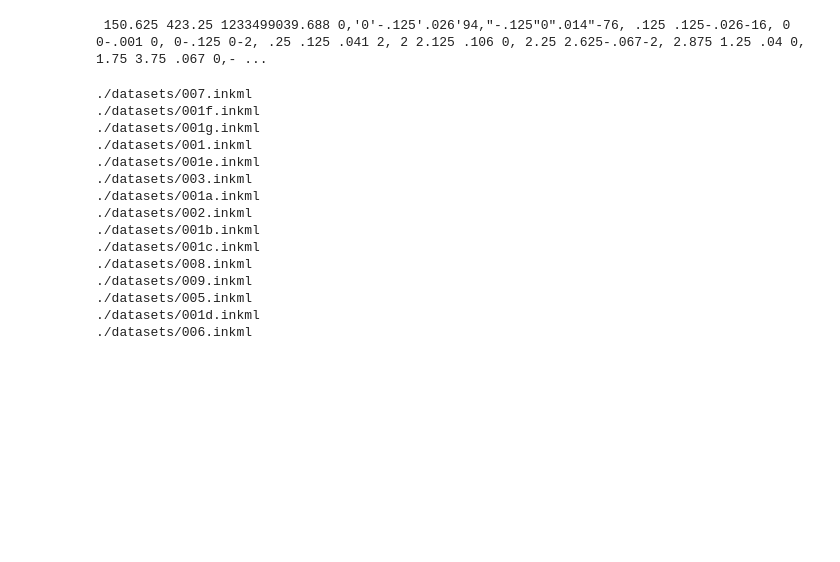
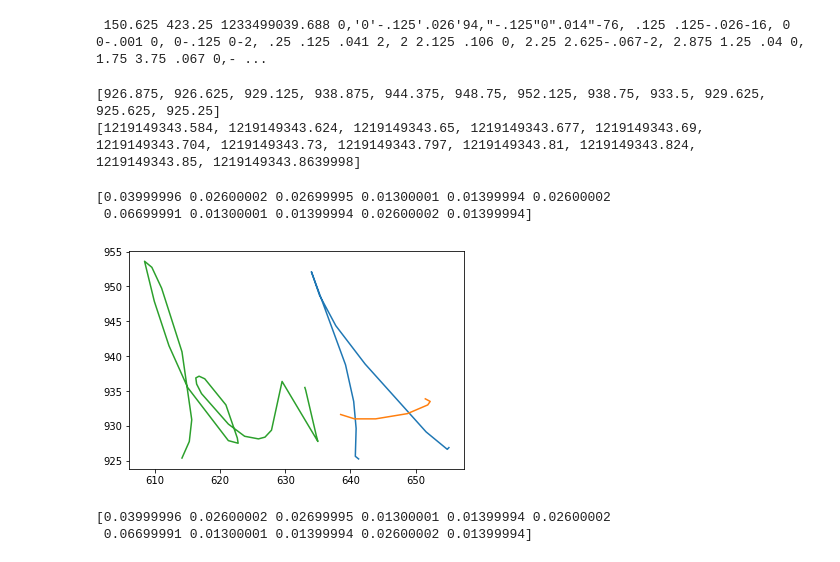
Before and after one commit to CustardTart32/digital-pen-backend, a Jupyter notebook: xml_parser/read_xml.ipynb, the cells around one changed output. Cells and saved outputs as stored; diff of their text form; code cells hidden in the pictures; blank space fills up the shorter version.

Commit message:
Added func to create evenly spaced time series

```diff
--- a/xml_parser/read_xml.ipynb
+++ b/xml_parser/read_xml.ipynb
@@ -60,3 +63,19 @@ def get_digital_ink(path):
         digital_ink_dict[trace.attrib['{http://www.w3.org/XML/1998/namespace}id']] = trace.text
 
     return digital_ink_dict
+# %%
+def add_value(series, v):
+    series.append(series[len(series) - 1] + v)
+
+def add_initial_point(data, x, y, t, p):
+    starting_data = data.split(" ")
+
+    start_x = float(starting_data[0])
+    start_y = float(starting_data[1])
+    start_t = float(starting_data[2])
+    start_p = float(starting_data[3])
+
+    x.append(start_x)
+    y.append(start_y)
+    t.append(start_t)
+    p.append(start_p)
@@ -73,5 +171,5 @@ print(ref_arr)
 # %%
-ref_dict = get_digital_ink("./datasets/001e.inkml")
+ref_dict = get_digital_ink("./datasets/001.inkml")
 # %%
 print(ref_dict['t0'])
 # %% [output]
@@ -78,0 +181,11 @@ print(ref_dict['t0'])
+# %%
+print(y)
+print(t)
+# %% [output]
+[926.875, 926.625, 929.125, 938.875, 944.375, 948.75, 952.125, 938.75, 933.5, 929.625, 925.625, 925.25]
+[1219149343.584, 1219149343.624, 1219149343.65, 1219149343.677, 1219149343.69, 1219149343.704, 1219149343.73, 1219149343.797, 1219149343.81, 1219149343.824, 1219149343.85, 1219149343.8639998]
+# %%
+print(np.diff(t))
+# %% [output]
+[0.03999996 0.02600002 0.02699995 0.01300001 0.01399994 0.02600002
+ 0.06699991 0.01300001 0.01399994 0.02600002 0.01399994]
@@ -78,0 +196,25 @@ print(ref_dict['t0'])
+# %%
+x,y,t,p = construct_time_series(ref_dict['t0'].strip())
+t_filled = get_time_gaps(t)
+x_filled = np.interp(t_filled, t, x)
+y_filled = np.interp(t_filled, t, y)
+plt.plot(x_filled,y_filled)
+x,y,t,p = construct_time_series(ref_dict['t1'].strip())
+t_filled = get_time_gaps(t)
+x_filled = np.interp(t_filled, t, x)
+y_filled = np.interp(t_filled, t, y)
+plt.plot(x_filled,y_filled)
+x,y,t,p = construct_time_series(ref_dict['t2'].strip())
+t_filled = get_time_gaps(t)
+x_filled = np.interp(t_filled, t, x)
+y_filled = np.interp(t_filled, t, y)
+plt.plot(x_filled,y_filled)
+plt.show()
+# %% [output]
+[figure, added]
+# %%
+x,y,t,p = construct_time_series(ref_dict['t0'].strip())
+print(np.diff(t))
+# %% [output]
+[0.03999996 0.02600002 0.02699995 0.01300001 0.01399994 0.02600002
+ 0.06699991 0.01300001 0.01399994 0.02600002 0.01399994]
@@ -79,19 +224,6 @@ print(ref_dict['t0'])
 # %%
 for filename in glob.glob("./datasets/*"):
-    print(filename)
+    ref_dict = get_digital_ink(filename)
+
+    for key in ref_dict.keys():
+        x, y, t, p = construct_time_series(ref_dict[key])
-# %% [output]
-./datasets/007.inkml
-./datasets/001f.inkml
-./datasets/001g.inkml
-./datasets/001.inkml
-./datasets/001e.inkml
-./datasets/003.inkml
-./datasets/001a.inkml
-./datasets/002.inkml
-./datasets/001b.inkml
-./datasets/001c.inkml
-./datasets/008.inkml
-./datasets/009.inkml
-./datasets/005.inkml
-./datasets/001d.inkml
-./datasets/006.inkml
```
Also changed, not shown: parts of 9 cells of this notebook.
